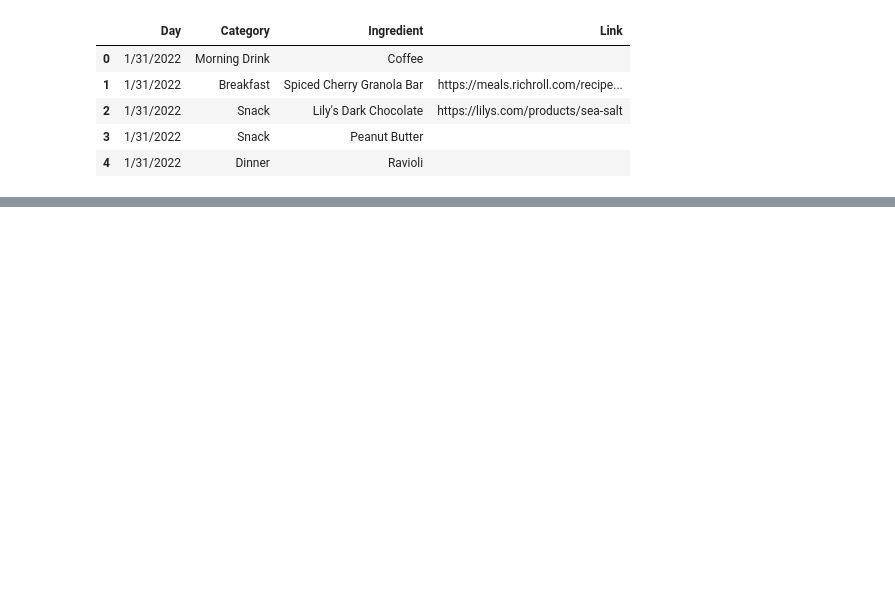
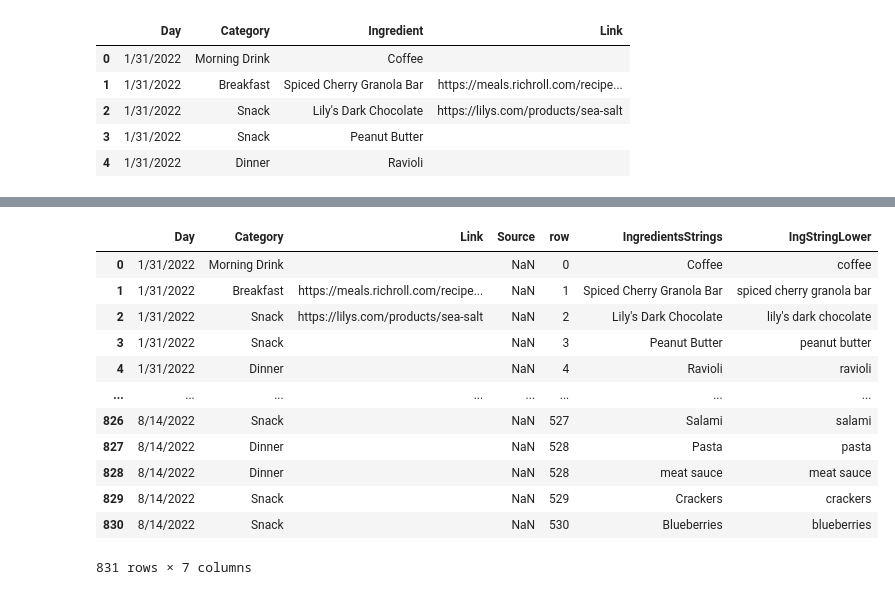
Before and after one commit to julieinsan/StravaAPI, a Jupyter notebook: Connecting Food Diary.ipynb, the cells around one changed output, grey strips where cells are left out. Drawn from its saved outputs; the diff is of its cells as text; code cells hidden in the pictures; blank space fills up the shorter version.

```diff
--- a/Connecting Food Diary.ipynb
+++ b/Connecting Food Diary.ipynb
@@ -201,0 +256,20 @@ sns.histplot(foodDF_long, y="IngredientsStrings")
+# %%
+foodDF_long.columns = foodDF_long.columns.str.replace(' ', '')
+# %%
+foodDF_long['IngStringLower'] = foodDF_long.IngredientsStrings.apply(lambda x: x.lower())
+# %%
+foodDF_long
+# %% [output]
+|  | Day | Category | Link | Source | row | IngredientsStrings | IngStringLower |
+| 0 | 1/31/2022 | Morning Drink |  | NaN | 0 | Coffee | coffee |
+| 1 | 1/31/2022 | Breakfast | https://meals.richroll.com/recipe... | NaN | 1 | Spiced Cherry Granola Bar | spiced cherry granola bar |
+| 2 | 1/31/2022 | Snack | https://lilys.com/products/sea-salt | NaN | 2 | Lily's Dark Chocolate | lily's dark chocolate |
+| 3 | 1/31/2022 | Snack |  | NaN | 3 | Peanut Butter | peanut butter |
+| 4 | 1/31/2022 | Dinner |  | NaN | 4 | Ravioli | ravioli |
+| ... | ... | ... | ... | ... | ... | ... | ... |
+| 826 | 8/14/2022 | Snack |  | NaN | 527 | Salami | salami |
+| 827 | 8/14/2022 | Dinner |  | NaN | 528 | Pasta | pasta |
+| 828 | 8/14/2022 | Dinner |  | NaN | 528 | meat sauce | meat sauce |
+| 829 | 8/14/2022 | Snack |  | NaN | 529 | Crackers | crackers |
+| 830 | 8/14/2022 | Snack |  | NaN | 530 | Blueberries | blueberries |
+831 rows × 7 columns
```
Also changed, not shown: parts of 28 cells of this notebook, 1 other file.
